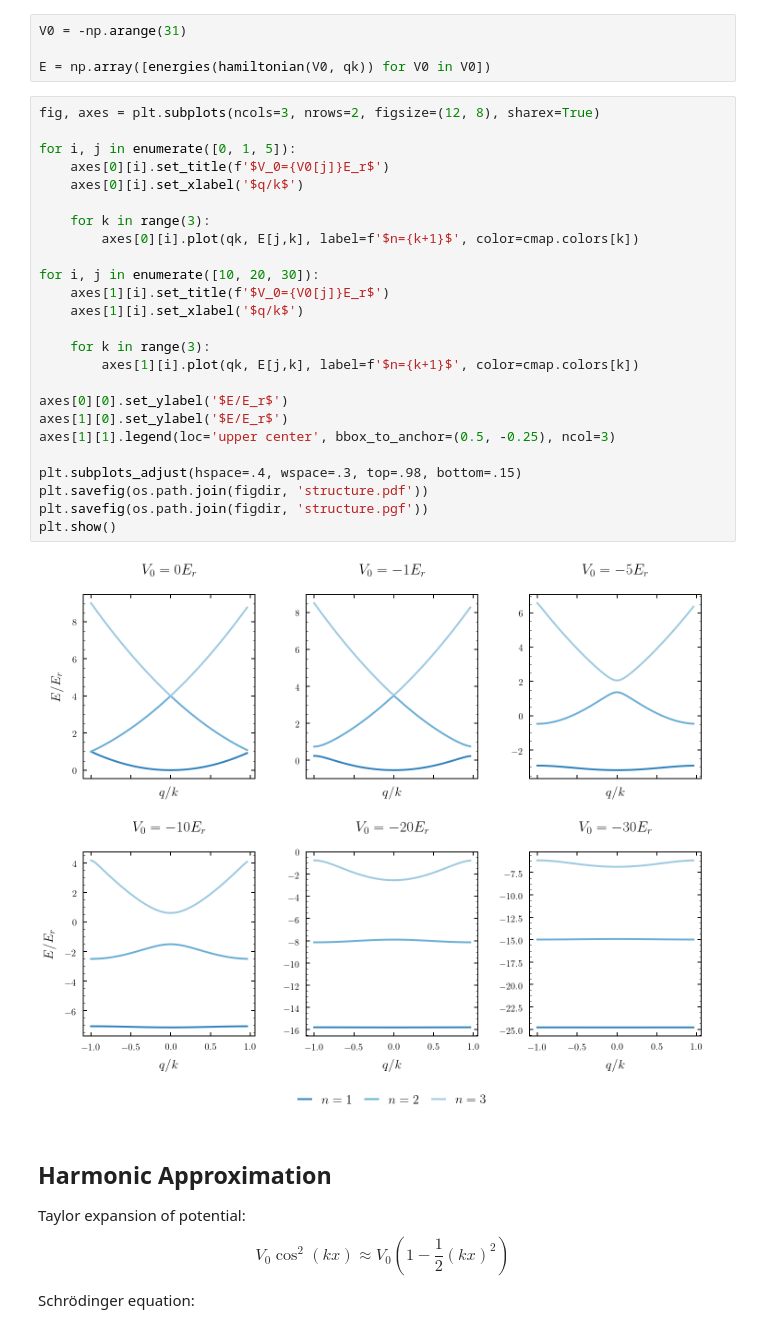
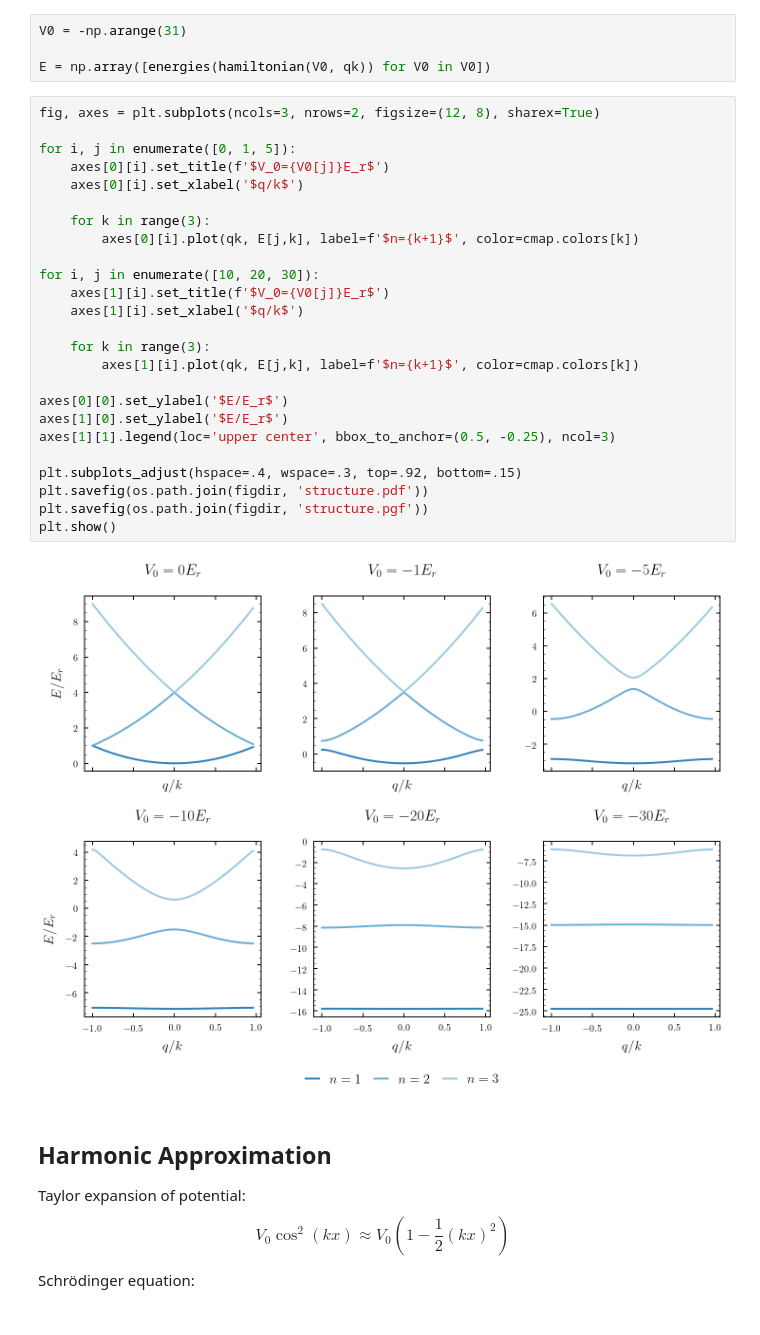
Before and after one commit to bodokaiser/bachelor-thesis, a Jupyter notebook: notebook/evaluation/lattice-scales.ipynb, the cells around one changed output. Saved outputs shown, nothing was run; the diff lists cells and outputs as text.

```diff
--- a/notebook/evaluation/lattice-scales.ipynb
+++ b/notebook/evaluation/lattice-scales.ipynb
@@ -90,30 +90,30 @@ E = np.array([energies(hamiltonian(V0, qk)) for V0 in V0])
 # %%
 fig, axes = plt.subplots(ncols=3, nrows=2, figsize=(12, 8), sharex=True)
 
 for i, j in enumerate([0, 1, 5]):
     axes[0][i].set_title(f'$V_0={V0[j]}E_r$')
     axes[0][i].set_xlabel('$q/k$')
 
     for k in range(3):
         axes[0][i].plot(qk, E[j,k], label=f'$n={k+1}$', color=cmap.colors[k])
 
 for i, j in enumerate([10, 20, 30]):
     axes[1][i].set_title(f'$V_0={V0[j]}E_r$')
     axes[1][i].set_xlabel('$q/k$')
 
     for k in range(3):
         axes[1][i].plot(qk, E[j,k], label=f'$n={k+1}$', color=cmap.colors[k])
 
 axes[0][0].set_ylabel('$E/E_r$')
 axes[1][0].set_ylabel('$E/E_r$')
 axes[1][1].legend(loc='upper center', bbox_to_anchor=(0.5, -0.25), ncol=3)
 
-plt.subplots_adjust(hspace=.4, wspace=.3, top=.98, bottom=.15)
+plt.subplots_adjust(hspace=.4, wspace=.3, top=.92, bottom=.15)
 plt.savefig(os.path.join(figdir, 'structure.pdf'))
 plt.savefig(os.path.join(figdir, 'structure.pgf'))
 plt.show()
 # %% [output]
-[figure, old version]
+[figure, new version]
 # %% [markdown]
 ## Harmonic Approximation
 
```
Also changed, not shown: parts of 3 cells of this notebook, 5 other files.
